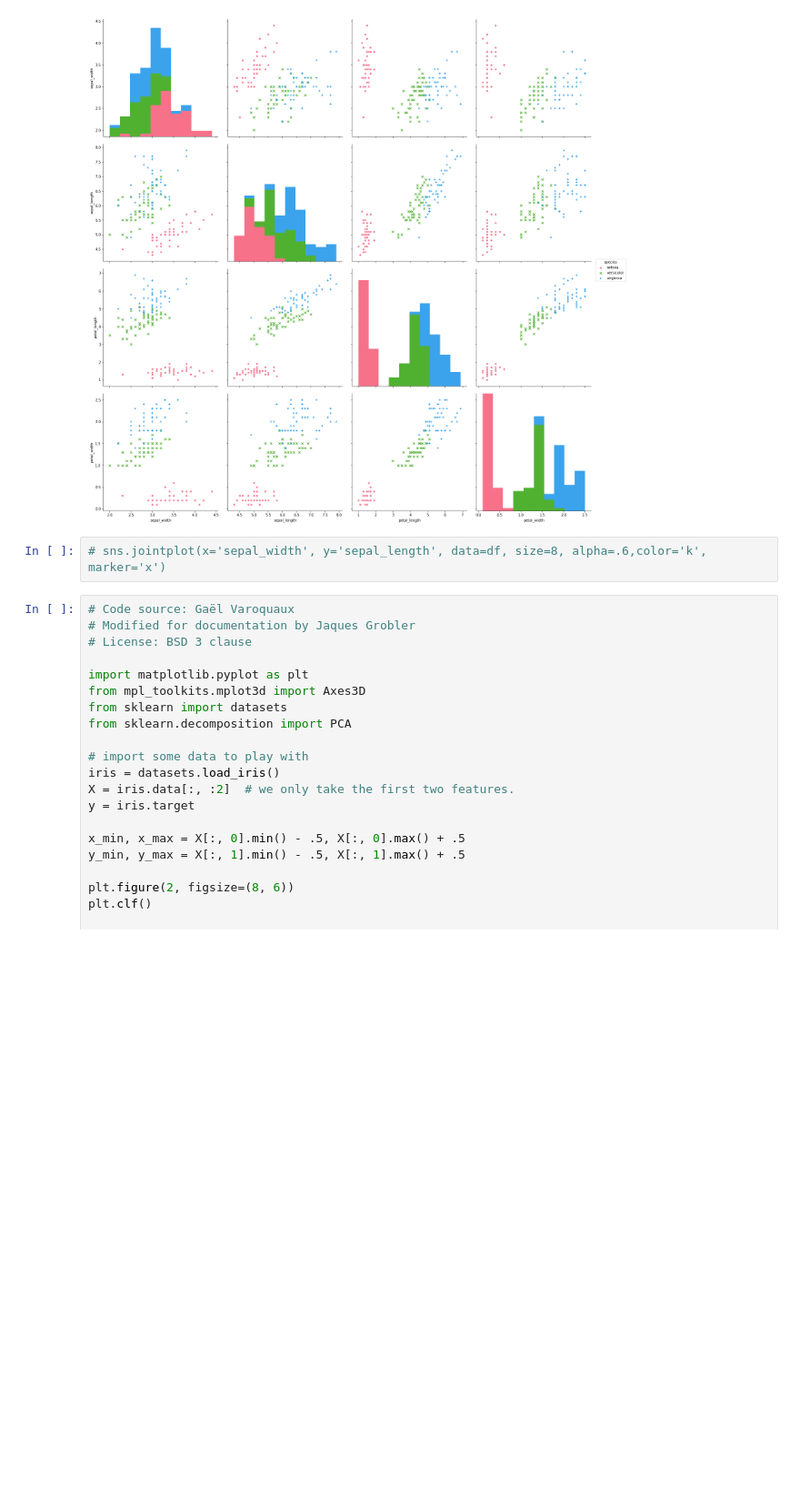
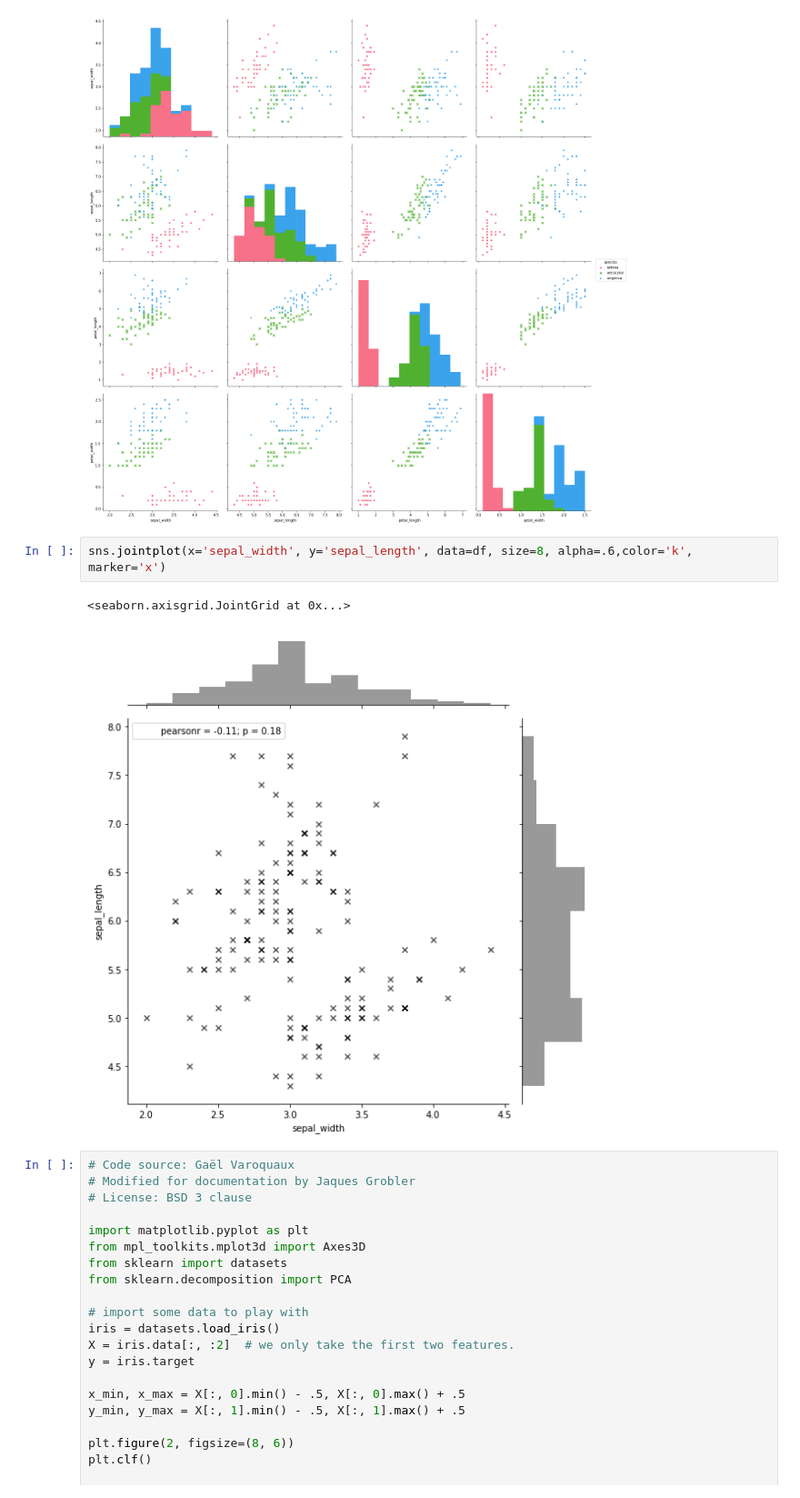
Before and after one commit to smcguire56/emtech-assignment, a Jupyter notebook: iris-dataset.ipynb, the cells around one changed output. Shown at 91% size. Drawn from its saved outputs; the diff is of its cells as text; blank space fills up the shorter version.

```diff
--- a/iris-dataset.ipynb
+++ b/iris-dataset.ipynb
@@ -110,7 +110,10 @@ a=sns.pairplot(df,hue='species',palette="husl",size=5,vars=['sepal_width','sepal
 # %% [output]
 [figure]
 # %%
-# sns.jointplot(x='sepal_width', y='sepal_length', data=df, size=8, alpha=.6,color='k', marker='x')
+sns.jointplot(x='sepal_width', y='sepal_length', data=df, size=8, alpha=.6,color='k', marker='x')
+# %% [output]
+<seaborn.axisgrid.JointGrid at 0x...>
+[figure, added]
 # %%
 # Code source: Gaël Varoquaux
 # Modified for documentation by Jaques Grobler
```
Also changed, not shown: parts of 2 cells of this notebook, 2 other files.
